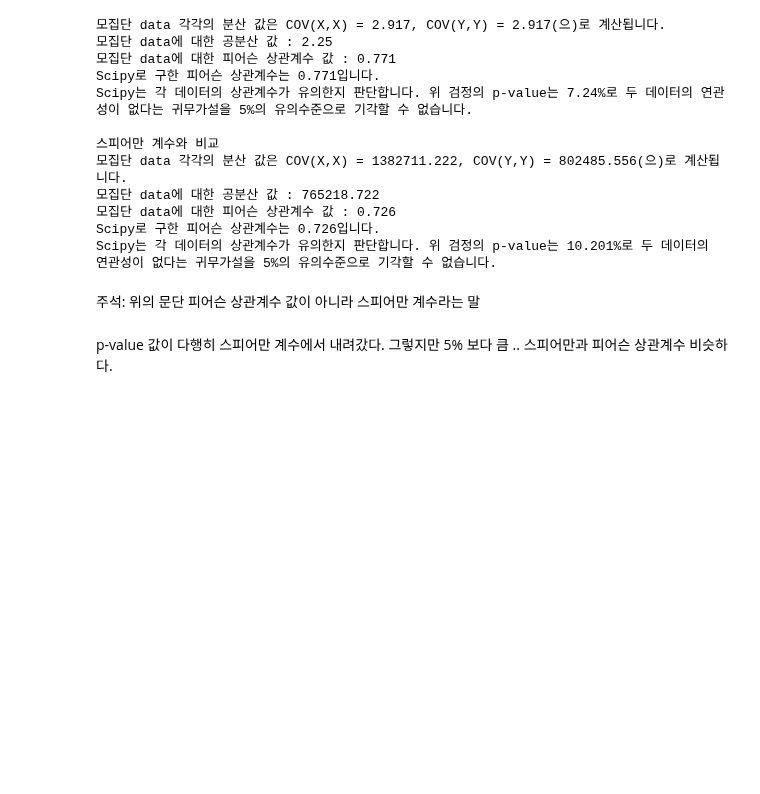
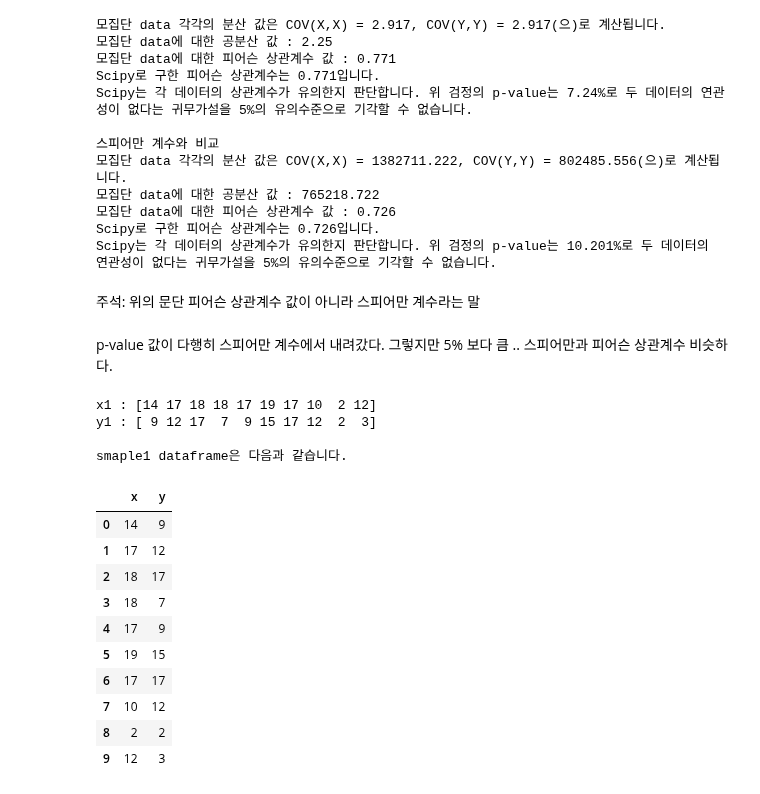
Before and after one commit to sejinhwang97ko/2023prac, a Jupyter notebook: hello/corr.ipynb, the cells around one changed output. Cells and saved outputs as stored; diff of their text form; code cells hidden in the pictures; blank space fills up the shorter version.

```diff
--- a/hello/corr.ipynb
+++ b/hello/corr.ipynb
@@ -485,0 +489,29 @@ p-value 값이 다행히 스피어만 계수에서 내려갔다. 그렇지만 5%
+# %%
+# 랜덤한 데이터 형성 (시드 부여)
+np.random.seed(2022)
+
+x1 = np.random.randint(1,20,10)
+y1 = np.random.randint(1,20,10)
+
+print('x1 :',x1)
+print('y1 :',y1)
+
+sample1 = pd.DataFrame(list(zip(x1,y1)), columns=['x','y'])
+print('\nsmaple1 dataframe은 다음과 같습니다.')
+sample1
+# %% [output]
+x1 : [14 17 18 18 17 19 17 10  2 12]
+y1 : [ 9 12 17  7  9 15 17 12  2  3]
+
+smaple1 dataframe은 다음과 같습니다.
+|  | x | y |
+| 0 | 14 | 9 |
+| 1 | 17 | 12 |
+| 2 | 18 | 17 |
+| 3 | 18 | 7 |
+| 4 | 17 | 9 |
+| 5 | 19 | 15 |
+| 6 | 17 | 17 |
+| 7 | 10 | 12 |
+| 8 | 2 | 2 |
+| 9 | 12 | 3 |
```
Also changed, not shown: parts of 2 cells of this notebook, 1 other file.
